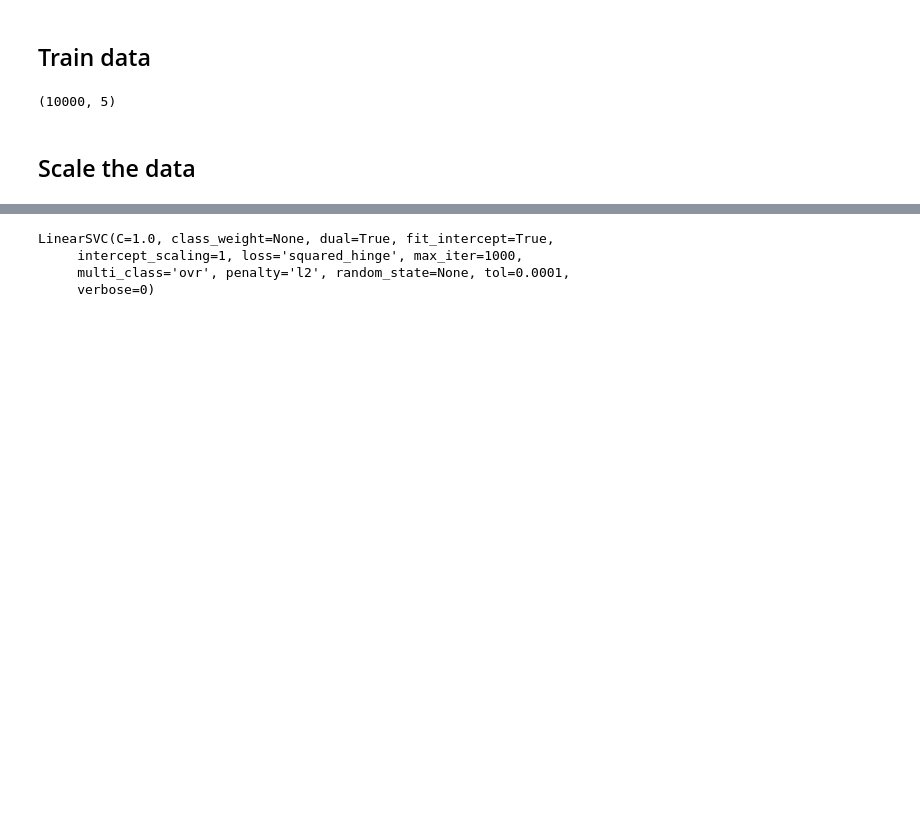
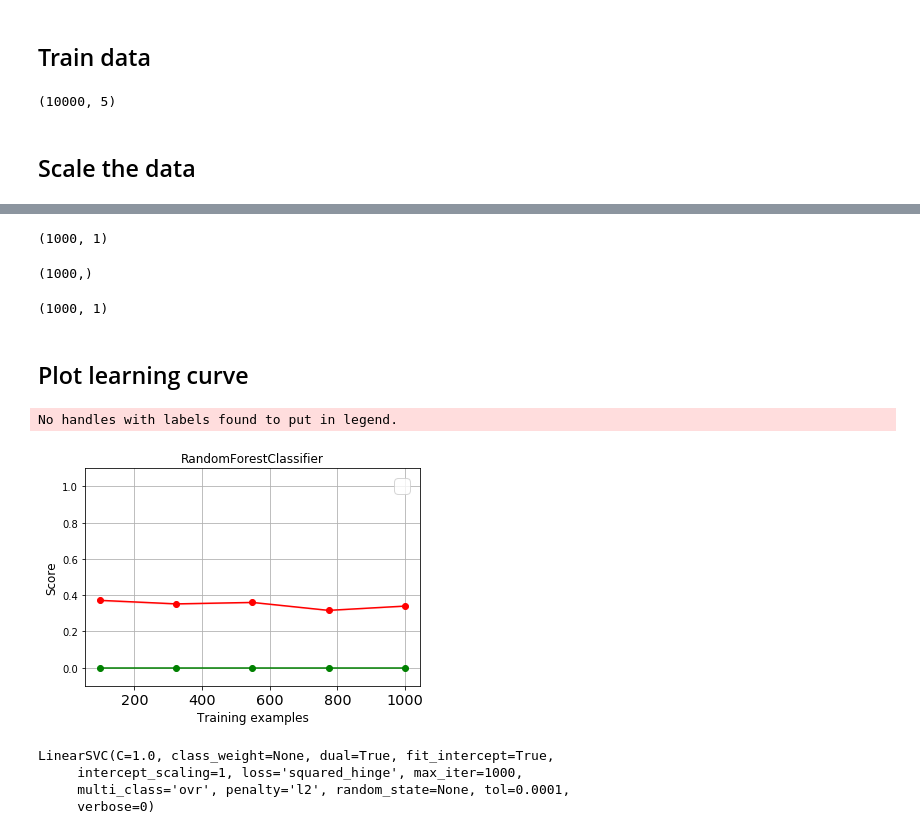
Before and after one commit to andrea5972/ML_classification, a Jupyter notebook: Classification/Census-V1.ipynb, the cells around one changed output, grey strips where cells are left out. Saved outputs shown, nothing was run; the diff lists cells and outputs as text; code cells hidden in the pictures; blank space fills up the shorter version.

```diff
--- a/Classification/Census-V1.ipynb
+++ b/Classification/Census-V1.ipynb
@@ -550 +566,65 @@ X_test = std_scaler.fit_transform(X_test)
+# %%
+X = np.reshape(np.random.normal(scale=2,size=size),(-1,1))
+X.shape
+# %% [output]
+(1000, 1)
+# %%
+# np.random.normal(scale=2,size=size) creates a 1000 x 1 matrix
+# scale=2 is the standard deviation of the distribution
+np.random.normal(scale=2,size=size).shape
+# %% [output]
+(1000,)
+# %%
+y = np.array([[1 - 2*x[0] +x[0]**2] for x in X])
+y.shape
+# %% [output]
+(1000, 1)
+# %% [markdown]
+## Plot learning curve
+# %%
+def plot_curve():
+    lg = LinearRegression()
+
+    # fit
+    lg.fit(X, y)
+
+    """
+    Generate a simple plot of the test and traning learning curve.
+
+    """
+
+    train_sizes, train_scores, test_scores = learning_curve(lg, X, y, n_jobs=-1, cv=cv, train_sizes=np.linspace(.1, 1.0, 5), verbose=0)
+
+    train_scores_mean = np.mean(train_scores, axis=1)
+    train_scores_std = np.std(train_scores, axis=1)
+    test_scores_mean = np.mean(test_scores, axis=1)
+    test_scores_std = np.std(test_scores, axis=1)
+
+    plt.figure()
+    plt.title("RandomForestClassifier")
+    plt.legend(loc="best")
+    plt.xlabel("Training examples")
+    plt.ylabel("Score")
+    plt.gca().invert_yaxis()
+
+    plt.grid()
+
+    # plot the std deviation as a transparent range at each training set size
+    plt.fill_between(train_sizes, train_scores_mean - train_scores_std, train_scores_mean + train_scores_std, alpha=0.1, color="r")
+    plt.fill_between(train_sizes, test_scores_mean - test_scores_std, test_scores_mean + test_scores_std, alpha=0.1, color="g")
+
+    # plot the average training and test score lines at each training set size
+    plt.plot(train_sizes, train_scores_mean, 'o-', color="r", label="Training score")
+    plt.plot(train_sizes, test_scores_mean, 'o-', color="g", label="Cross-validation score")
+
+    # sizes the window for readability and displays the plot
+    # shows error from 0 to 1.1
+    plt.ylim(-.1,1.1)
+    plt.show()
+# %%
+%matplotlib inline
+plot_curve()
+# %% [output]
+No handles with labels found to put in legend.
+[figure, added]
 # %%
```
Also changed, not shown: parts of 49 cells of this notebook.
